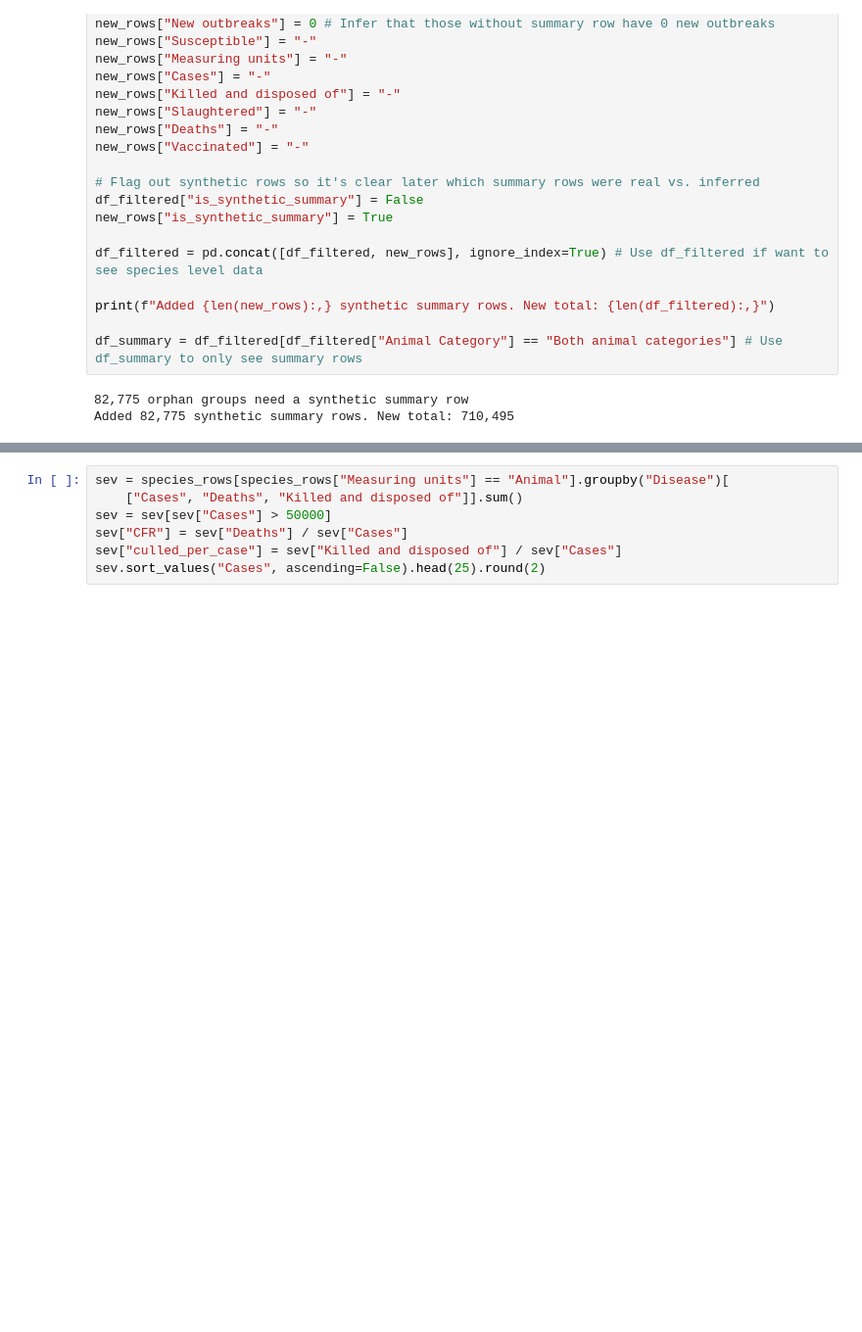
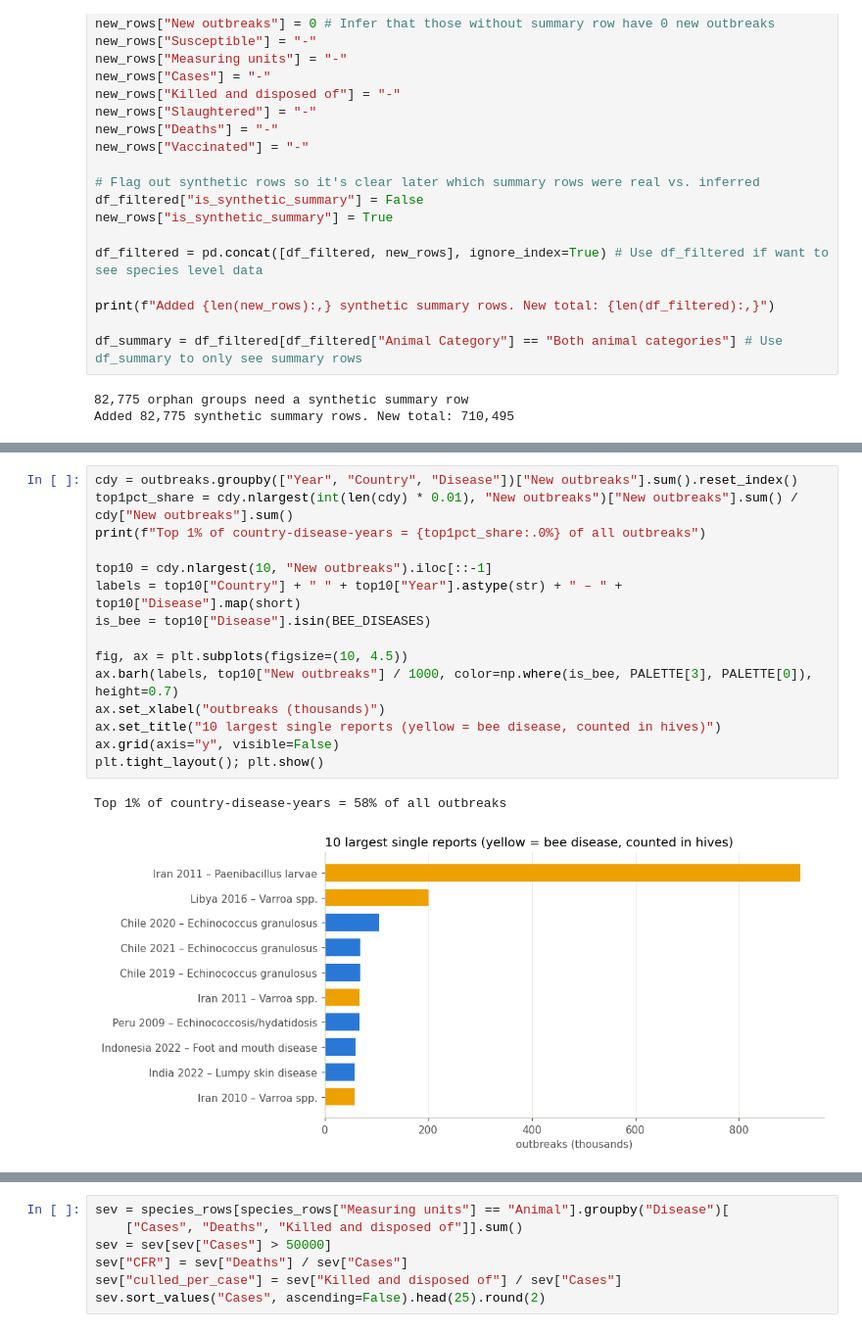
Before and after one commit to gab4i3l/WAHIS-datathon, a Jupyter notebook: script.ipynb, the cells around one changed output, grey strips where cells are left out. Shown at 98% size. Drawn from its saved outputs; the diff is of its cells as text; blank space fills up the shorter version.

```diff
--- a/script.ipynb
+++ b/script.ipynb
@@ -267,0 +199,18 @@ plt.tight_layout(); plt.show()
+# %%
+cdy = outbreaks.groupby(["Year", "Country", "Disease"])["New outbreaks"].sum().reset_index()
+top1pct_share = cdy.nlargest(int(len(cdy) * 0.01), "New outbreaks")["New outbreaks"].sum() / cdy["New outbreaks"].sum()
+print(f"Top 1% of country-disease-years = {top1pct_share:.0%} of all outbreaks")
+
+top10 = cdy.nlargest(10, "New outbreaks").iloc[::-1]
+labels = top10["Country"] + " " + top10["Year"].astype(str) + " – " + top10["Disease"].map(short)
+is_bee = top10["Disease"].isin(BEE_DISEASES)
+
+fig, ax = plt.subplots(figsize=(10, 4.5))
+ax.barh(labels, top10["New outbreaks"] / 1000, color=np.where(is_bee, PALETTE[3], PALETTE[0]), height=0.7)
+ax.set_xlabel("outbreaks (thousands)")
+ax.set_title("10 largest single reports (yellow = bee disease, counted in hives)")
+ax.grid(axis="y", visible=False)
+plt.tight_layout(); plt.show()
+# %% [output]
+Top 1% of country-disease-years = 58% of all outbreaks
+[figure, added]
```
Also changed, not shown: parts of 29 cells of this notebook, 1 other file.
